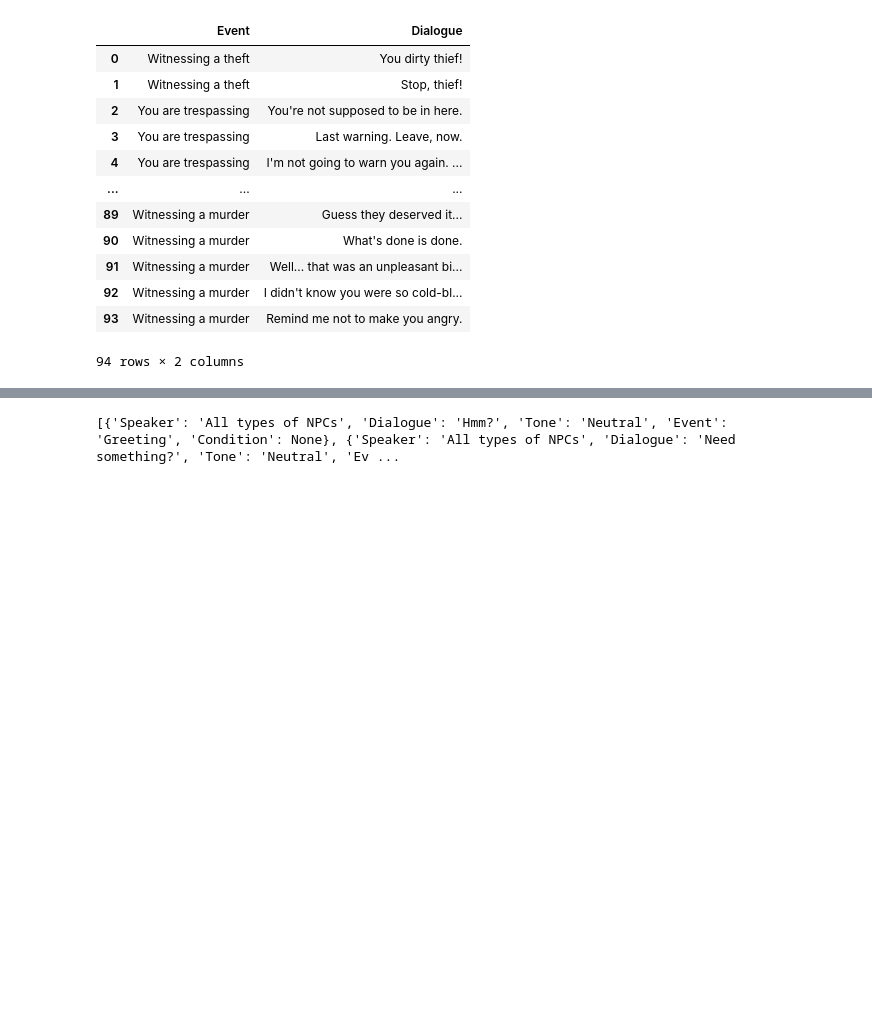
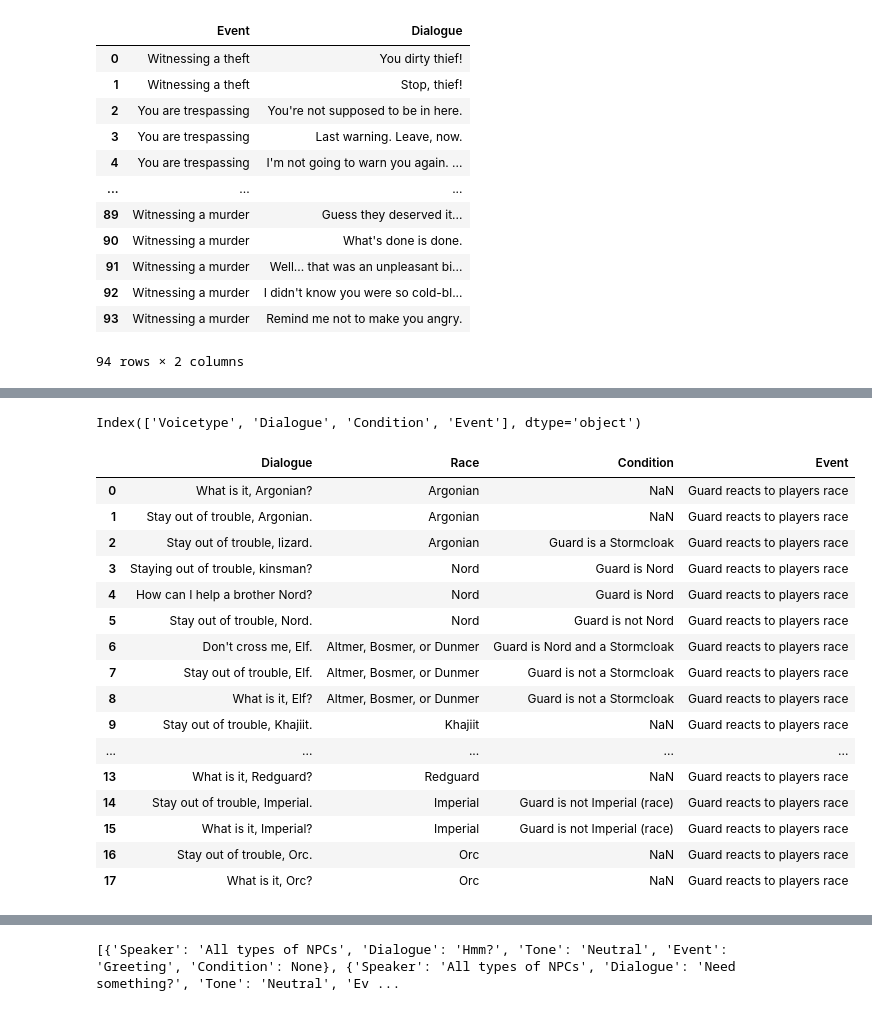
Before and after one commit to geoartop/Thesis-LLM-FineTuning-for-interactive-game-dialogues, a Jupyter notebook: dataset_final_prep.ipynb, the cells around one changed output, grey strips where cells are left out. Drawn from its saved outputs; the diff is of its cells as text; code cells hidden in the pictures; blank space fills up the shorter version.

```diff
--- a/dataset_final_prep.ipynb
+++ b/dataset_final_prep.ipynb
@@ -455,3 +505,7 @@ orcs_khajiits = orcs_khajiits.replace('"', '', regex=True)
+# %%
+orcs_khajiits.columns
+# %% [output]
+Index(['Voicetype', 'Dialogue', 'Condition', 'Event'], dtype='object')
 # %%
 orcs_khajiits_data = [
     {
@@ -510,6 +573,29 @@ data = data + guards_data
 # %%
 guards_race = pd.read_excel('testing_excel.xlsx', sheet_name='Guards_race')
 guards_race = guards_race.replace('"', '', regex=True)
+guards_race = guards_race.replace(u'\xa0', u' ', regex=True)
+guards_race = guards_race.replace(u'\u2019', "'", regex=True)
+guards_race = guards_race.replace(u'\u00a0', ' ', regex=True)
+# %%
+guards_race
+# %% [output]
+|  | Dialogue | Race | Condition | Event |
+| 0 | What is it, Argonian? | Argonian | NaN | Guard reacts to players race |
+| 1 | Stay out of trouble, Argonian. | Argonian | NaN | Guard reacts to players race |
+| 2 | Stay out of trouble, lizard. | Argonian | Guard is a Stormcloak | Guard reacts to players race |
+| 3 | Staying out of trouble, kinsman? | Nord | Guard is Nord | Guard reacts to players race |
+| 4 | How can I help a brother Nord? | Nord | Guard is Nord | Guard reacts to players race |
+| 5 | Stay out of trouble, Nord. | Nord | Guard is not Nord | Guard reacts to players race |
+| 6 | Don't cross me, Elf. | Altmer, Bosmer, or Dunmer | Guard is Nord and a Stormcloak | Guard reacts to players race |
+| 7 | Stay out of trouble, Elf. | Altmer, Bosmer, or Dunmer | Guard is not a Stormcloak | Guard reacts to players race |
+| 8 | What is it, Elf? | Altmer, Bosmer, or Dunmer | Guard is not a Stormcloak | Guard reacts to players race |
+| 9 | Stay out of trouble, Khajiit. | Khajiit | NaN | Guard reacts to players race |
+| ... | ... | ... | ... | ... |
+| 13 | What is it, Redguard? | Redguard | NaN | Guard reacts to players race |
+| 14 | Stay out of trouble, Imperial. | Imperial | Guard is not Imperial (race) | Guard reacts to players race |
+| 15 | What is it, Imperial? | Imperial | Guard is not Imperial (race) | Guard reacts to players race |
+| 16 | Stay out of trouble, Orc. | Orc | NaN | Guard reacts to players race |
+| 17 | What is it, Orc? | Orc | NaN | Guard reacts to players race |
 # %%
 guards_race_data = [
     {
```
Also changed, not shown: parts of 35 cells of this notebook, 2 other files.
